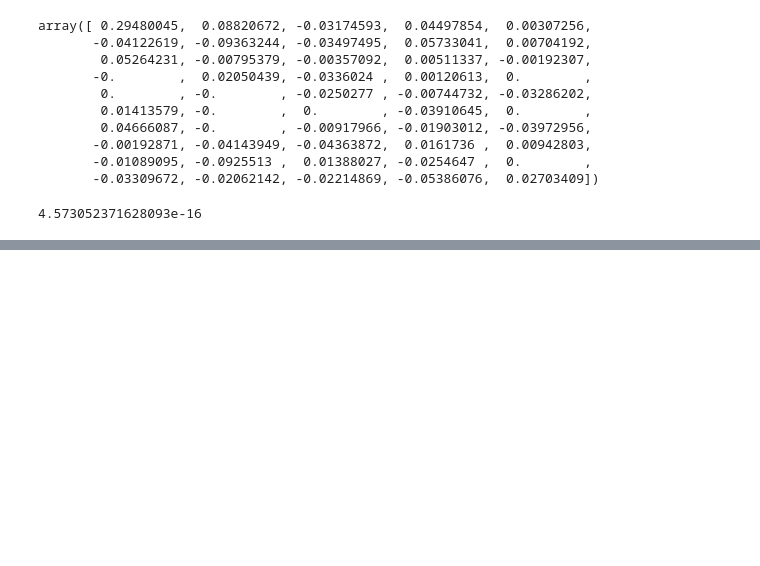
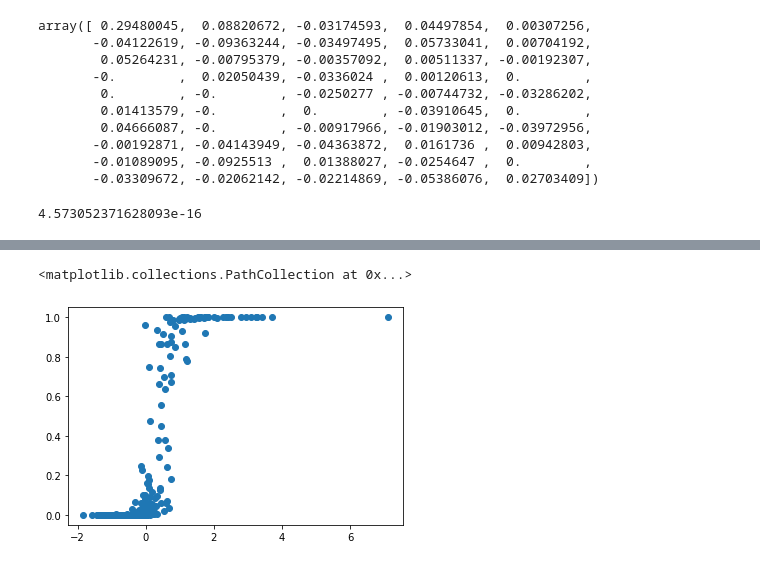
Before and after one commit to JoanWaweru/ML-Group-5-Tasks, a Jupyter notebook: Housing_Price_Task.ipynb, the cells around one changed output, grey strips where cells are left out. Drawn from its saved outputs; the diff is of its cells as text; code cells hidden in the pictures; blank space fills up the shorter version.

```diff
--- a/Housing_Price_Task.ipynb
+++ b/Housing_Price_Task.ipynb
@@ -610,0 +679,2 @@ model = Sequential()
+# %%
+y_hat = model.predict(X_test)
@@ -610,0 +691,5 @@ model = Sequential()
+# %%
+plt.scatter(y_test, y_hat)
+# %% [output]
+<matplotlib.collections.PathCollection at 0x...>
+[figure, added]
```
Also changed, not shown: parts of 8 cells of this notebook.
